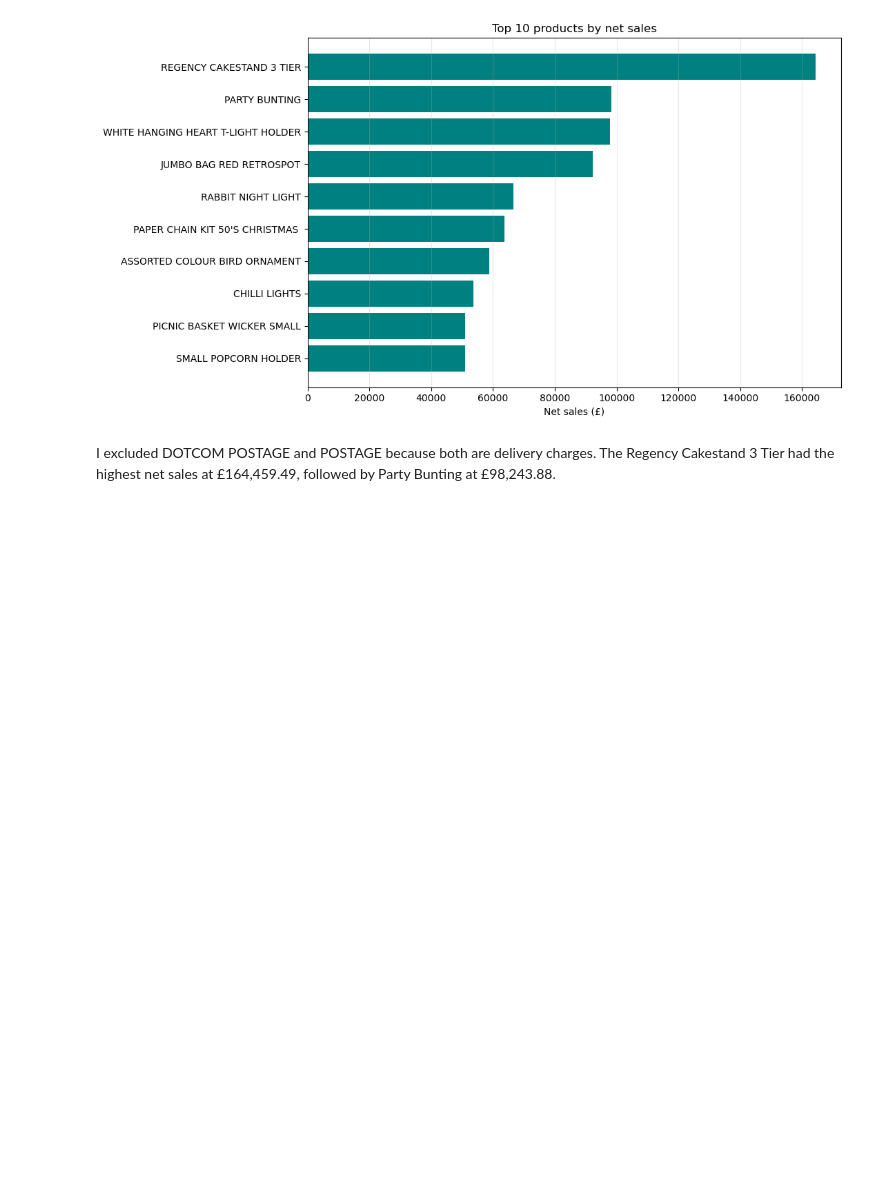
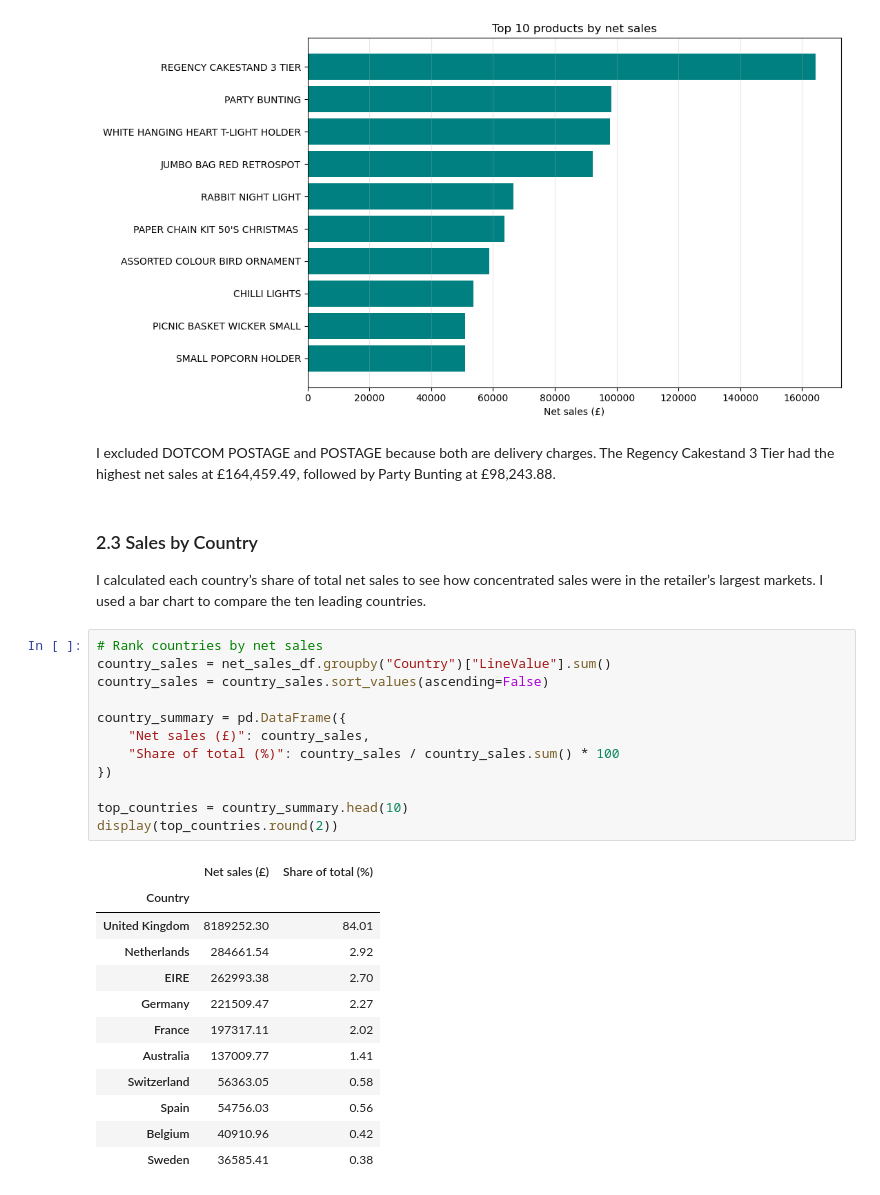
Before and after one commit to SelimBoujnah/CA-2-Data-visualisation-and-communication, a Jupyter notebook: CA CODE .ipynb, the cells around one changed output. Drawn from its saved outputs; the diff is of its cells as text; blank space fills up the shorter version.

```diff
--- a/CA CODE .ipynb
+++ b/CA CODE .ipynb
@@ -438,3 +438,32 @@ plt.show()
 [figure]
 # %% [markdown]
 I excluded DOTCOM POSTAGE and POSTAGE because both are delivery charges. The Regency Cakestand 3 Tier had the highest net sales at £164,459.49, followed by Party Bunting at £98,243.88.
+# %% [markdown]
+### 2.3 Sales by Country
+
+I calculated each country’s share of total net sales to see how concentrated sales were in the retailer’s largest markets. I used a bar chart to compare the ten leading countries.
+# %%
+# Rank countries by net sales
+country_sales = net_sales_df.groupby("Country")["LineValue"].sum()
+country_sales = country_sales.sort_values(ascending=False)
+
+country_summary = pd.DataFrame({
+    "Net sales (£)": country_sales,
+    "Share of total (%)": country_sales / country_sales.sum() * 100
+})
+
+top_countries = country_summary.head(10)
+display(top_countries.round(2))
+# %% [output]
+|  | Net sales (£) | Share of total (%) |
+| Country |  |  |
+| United Kingdom | 8189252.30 | 84.01 |
+| Netherlands | 284661.54 | 2.92 |
+| EIRE | 262993.38 | 2.70 |
+| Germany | 221509.47 | 2.27 |
+| France | 197317.11 | 2.02 |
+| Australia | 137009.77 | 1.41 |
+| Switzerland | 56363.05 | 0.58 |
+| Spain | 54756.03 | 0.56 |
+| Belgium | 40910.96 | 0.42 |
+| Sweden | 36585.41 | 0.38 |
```
Also changed, not shown: parts of 3 cells of this notebook.
